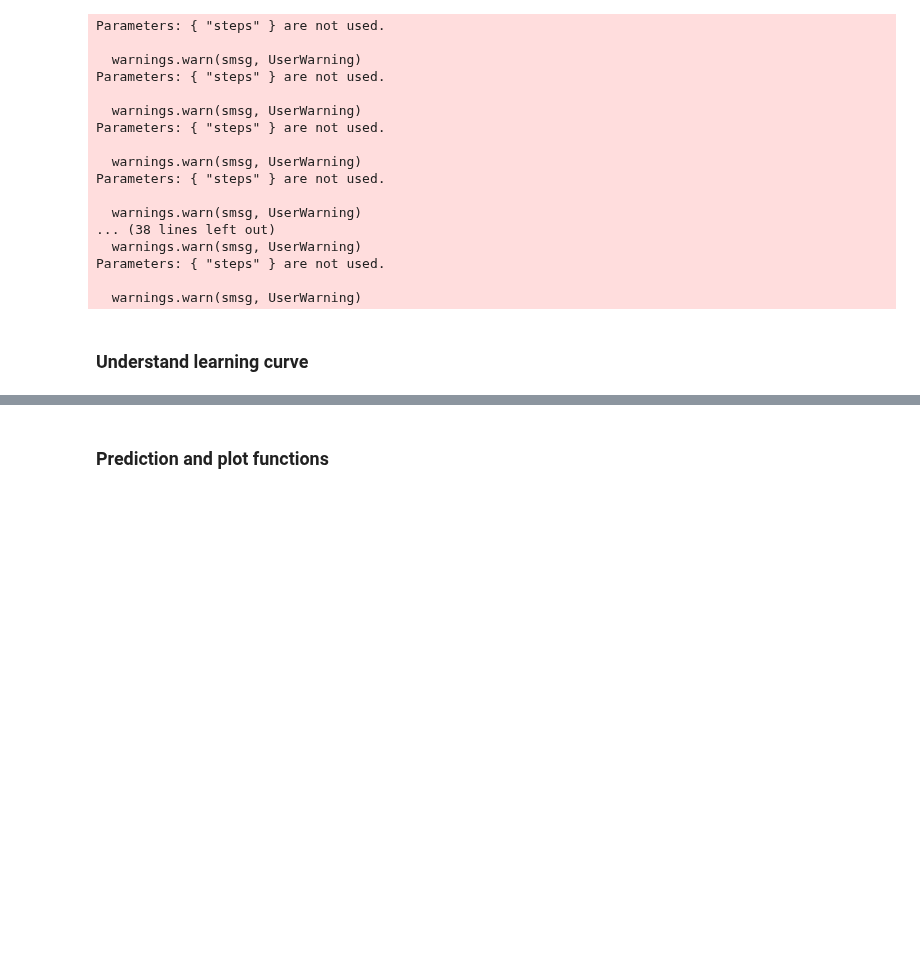
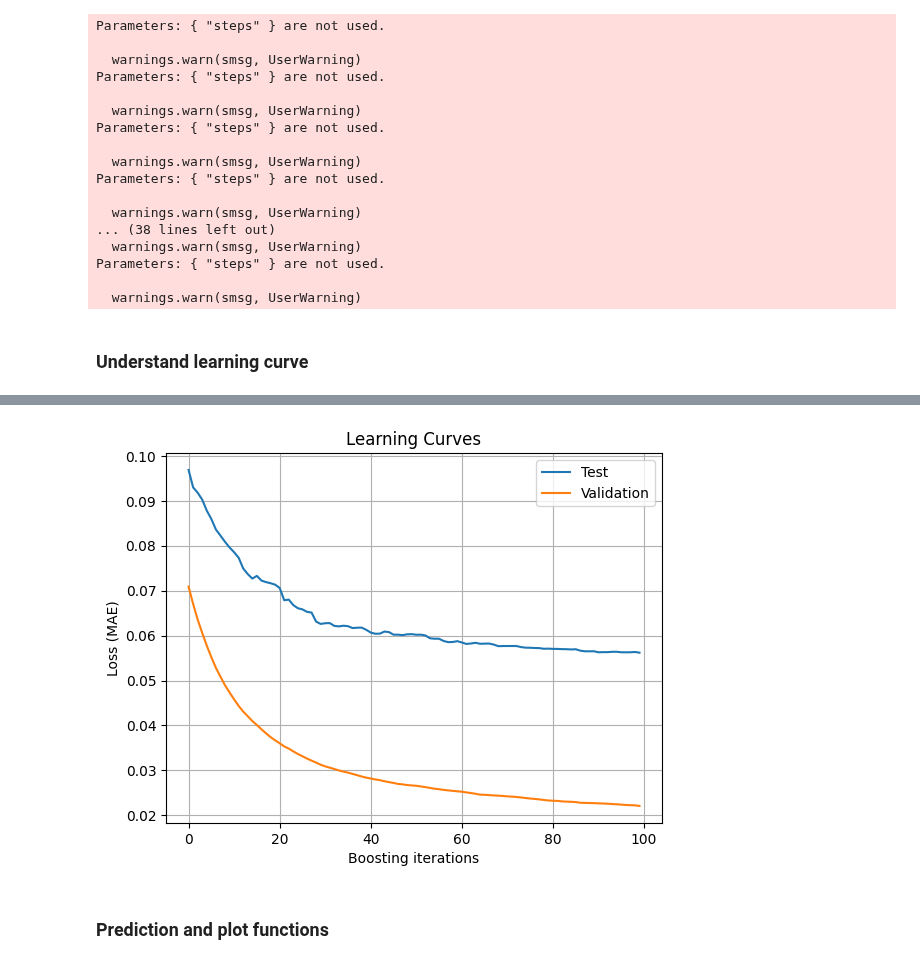
Before and after one commit to clarachristiansen/Bachelor_project, a Jupyter notebook: Uncertainty_quantification.ipynb, the cells around one changed output, grey strips where cells are left out. Saved outputs shown, nothing was run; the diff lists cells and outputs as text; code cells hidden in the pictures; blank space fills up the shorter version.

```diff
--- a/Uncertainty_quantification.ipynb
+++ b/Uncertainty_quantification.ipynb
@@ -84,11 +122,18 @@ Parameters: { "steps" } are not used.
 # %%
 # plot learning curves
-#plt.plot(results['validation_0']['logloss'], label='train')
-#plt.plot(results['validation_1']['logloss'], label='test')
-# show the legend
-#plt.legend()
-# show the plot
-#plt.show()
+plt.plot(results['validation_1']['mae'], label='Test')
+plt.plot(results['validation_0']['mae'], label='Validation')
+#show the legend
+plt.legend()
+#show the plot
+plt.xlabel('Boosting iterations')
+plt.ylabel('Loss (MAE)')
+plt.title('Learning Curves')
+plt.grid()
+plt.savefig("Images/Learning_curves.pdf", bbox_inches='tight')
+plt.show()
+# %% [output]
+[figure, added]
 # %% [markdown]
 ### Prediction and plot functions
 # %%
```
Also changed, not shown: parts of 2 cells of this notebook.
